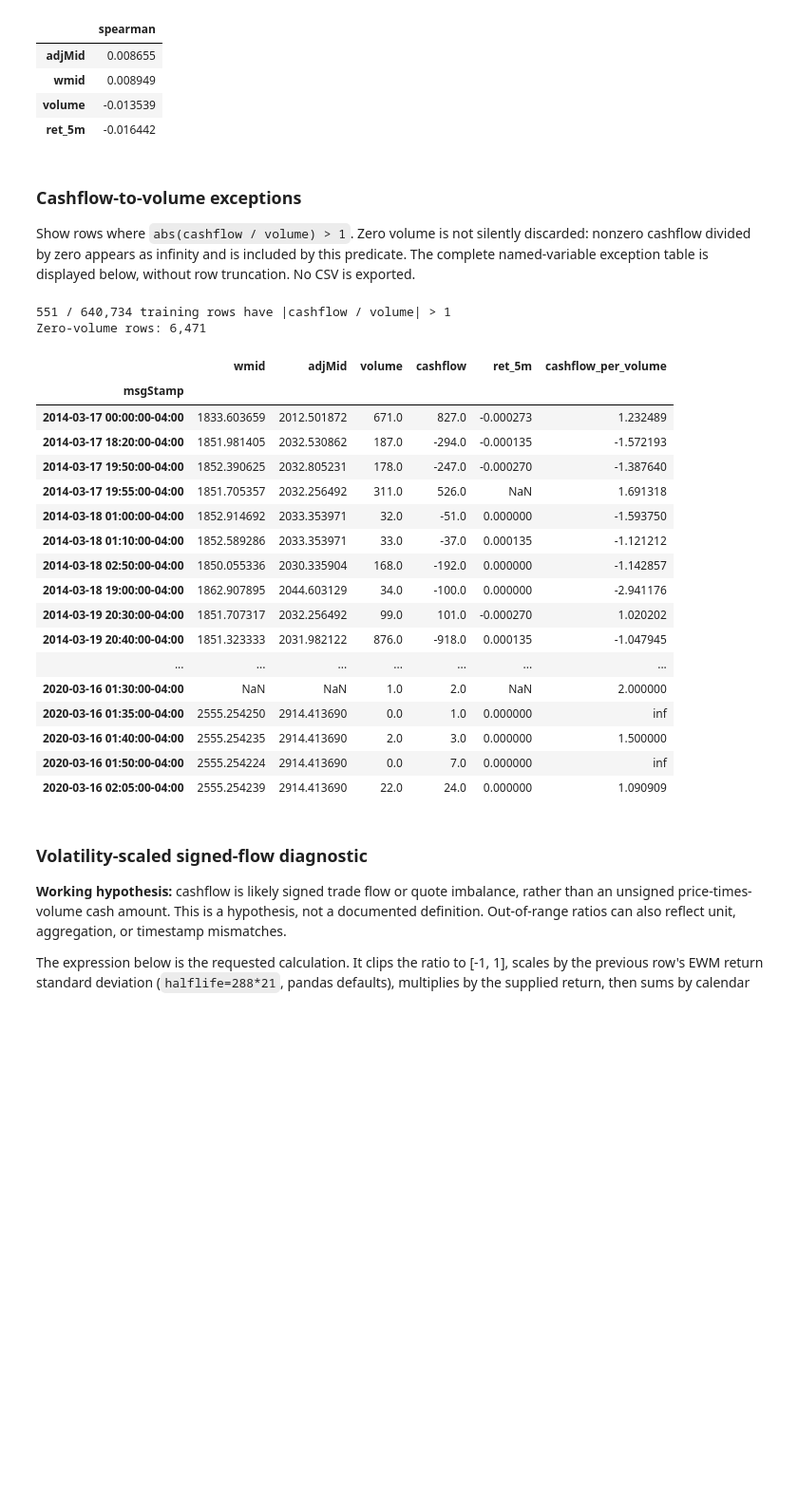
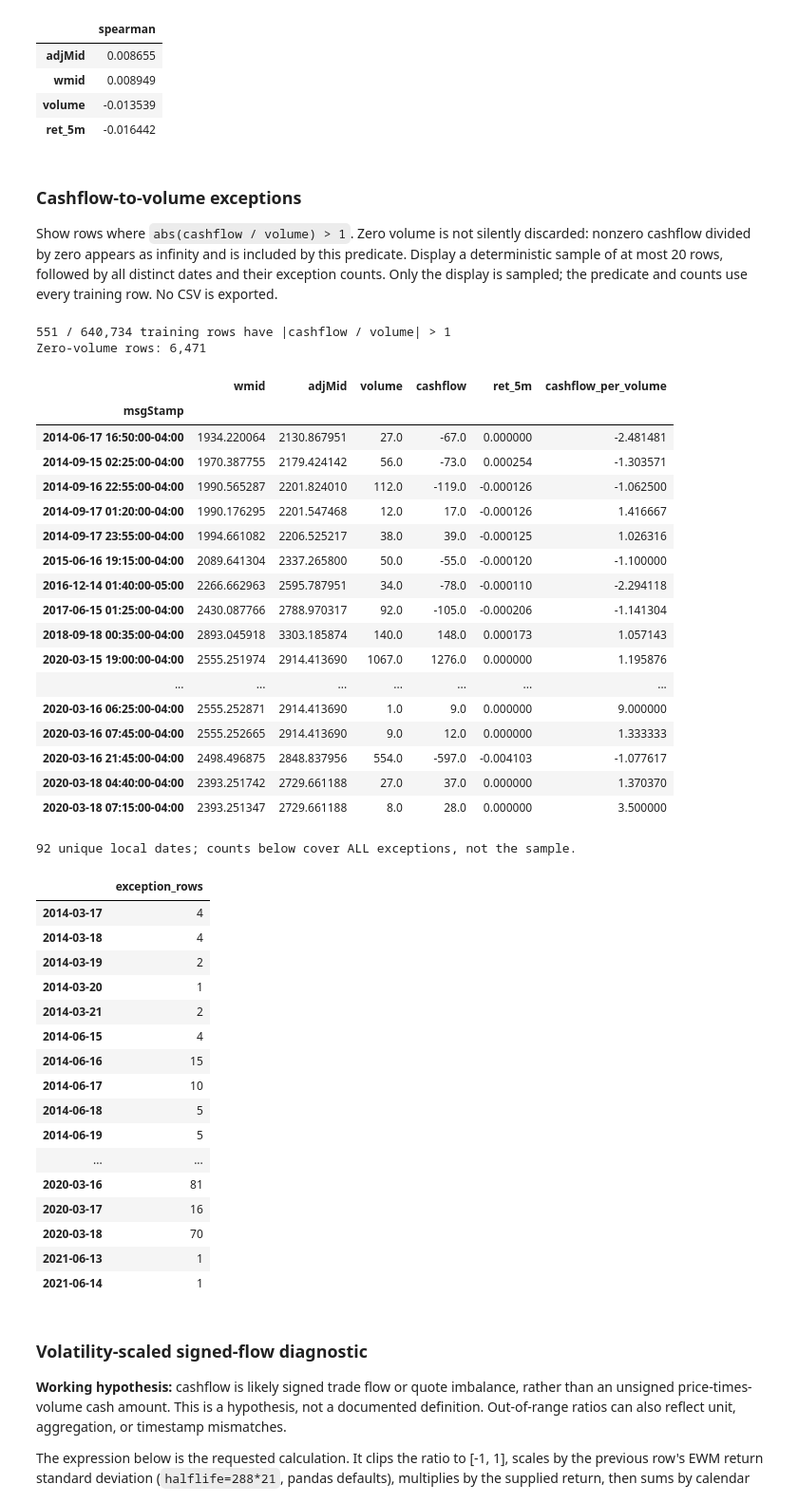
Before and after one commit to ak5ms/th, a Jupyter notebook: notebooks/01_eda.ipynb, the cells around one changed output. Shown at 95% size. Cells and saved outputs as stored; diff of their text form; code cells hidden in the pictures; blank space fills up the shorter version.

```diff
--- a/notebooks/01_eda.ipynb
+++ b/notebooks/01_eda.ipynb
@@ -397,35 +512,56 @@ display(cash_named)
 # %% [markdown]
 ### Cashflow-to-volume exceptions
 
-Show rows where `abs(cashflow / volume) > 1`. Zero volume is not silently discarded: nonzero cashflow divided by zero appears as infinity and is included by this predicate. The complete named-variable exception table is displayed below, without row truncation. No CSV is exported.
+Show rows where `abs(cashflow / volume) > 1`. Zero volume is not silently discarded: nonzero cashflow divided by zero appears as infinity and is included by this predicate. Display a deterministic sample of at most 20 rows, followed by all distinct dates and their exception counts. Only the display is sampled; the predicate and counts use every training row. No CSV is exported.
 # %%
 flow_ratio = df.cashflow / df.volume
 cashflow_outliers = df.loc[flow_ratio.abs().gt(1), named_numeric].assign(cashflow_per_volume=flow_ratio)
 print(f'{len(cashflow_outliers):,} / {len(df):,} training rows have |cashflow / volume| > 1')
 print(f'Zero-volume rows: {df.volume.eq(0).sum():,}')
-with pd.option_context('display.max_rows', None, 'display.max_columns', None):
-    display(cashflow_outliers)
+display(cashflow_outliers.sample(n=min(20, len(cashflow_outliers)), random_state=0).sort_index())
+exception_dates = cashflow_outliers.groupby(cashflow_outliers.index.date).size().rename('exception_rows')
+print(f'{len(exception_dates)} unique local dates; counts below cover ALL exceptions, not the sample.')
+with pd.option_context('display.max_rows', None):
+    display(exception_dates.to_frame())
 # %% [output]
 551 / 640,734 training rows have |cashflow / volume| > 1
 Zero-volume rows: 6,471
 |  | wmid | adjMid | volume | cashflow | ret_5m | cashflow_per_volume |
 | msgStamp |  |  |  |  |  |  |
-| 2014-03-17 00:00:00-04:00 | 1833.603659 | 2012.501872 | 671.0 | 827.0 | -0.000273 | 1.232489 |
-| 2014-03-17 18:20:00-04:00 | 1851.981405 | 2032.530862 | 187.0 | -294.0 | -0.000135 | -1.572193 |
-| 2014-03-17 19:50:00-04:00 | 1852.390625 | 2032.805231 | 178.0 | -247.0 | -0.000270 | -1.387640 |
-| 2014-03-17 19:55:00-04:00 | 1851.705357 | 2032.256492 | 311.0 | 526.0 | NaN | 1.691318 |
-| 2014-03-18 01:00:00-04:00 | 1852.914692 | 2033.353971 | 32.0 | -51.0 | 0.000000 | -1.593750 |
-| 2014-03-18 01:10:00-04:00 | 1852.589286 | 2033.353971 | 33.0 | -37.0 | 0.000135 | -1.121212 |
-| 2014-03-18 02:50:00-04:00 | 1850.055336 | 2030.335904 | 168.0 | -192.0 | 0.000000 | -1.142857 |
-| 2014-03-18 19:00:00-04:00 | 1862.907895 | 2044.603129 | 34.0 | -100.0 | 0.000000 | -2.941176 |
-| 2014-03-19 20:30:00-04:00 | 1851.707317 | 2032.256492 | 99.0 | 101.0 | -0.000270 | 1.020202 |
-| 2014-03-19 20:40:00-04:00 | 1851.323333 | 2031.982122 | 876.0 | -918.0 | 0.000135 | -1.047945 |
+| 2014-06-17 16:50:00-04:00 | 1934.220064 | 2130.867951 | 27.0 | -67.0 | 0.000000 | -2.481481 |
+| 2014-09-15 02:25:00-04:00 | 1970.387755 | 2179.424142 | 56.0 | -73.0 | 0.000254 | -1.303571 |
+| 2014-09-16 22:55:00-04:00 | 1990.565287 | 2201.824010 | 112.0 | -119.0 | -0.000126 | -1.062500 |
+| 2014-09-17 01:20:00-04:00 | 1990.176295 | 2201.547468 | 12.0 | 17.0 | -0.000126 | 1.416667 |
+| 2014-09-17 23:55:00-04:00 | 1994.661082 | 2206.525217 | 38.0 | 39.0 | -0.000125 | 1.026316 |
+| 2015-06-16 19:15:00-04:00 | 2089.641304 | 2337.265800 | 50.0 | -55.0 | -0.000120 | -1.100000 |
+| 2016-12-14 01:40:00-05:00 | 2266.662963 | 2595.787951 | 34.0 | -78.0 | -0.000110 | -2.294118 |
+| 2017-06-15 01:25:00-04:00 | 2430.087766 | 2788.970317 | 92.0 | -105.0 | -0.000206 | -1.141304 |
+| 2018-09-18 00:35:00-04:00 | 2893.045918 | 3303.185874 | 140.0 | 148.0 | 0.000173 | 1.057143 |
+| 2020-03-15 19:00:00-04:00 | 2555.251974 | 2914.413690 | 1067.0 | 1276.0 | 0.000000 | 1.195876 |
 | ... | ... | ... | ... | ... | ... | ... |
-| 2020-03-16 01:30:00-04:00 | NaN | NaN | 1.0 | 2.0 | NaN | 2.000000 |
-| 2020-03-16 01:35:00-04:00 | 2555.254250 | 2914.413690 | 0.0 | 1.0 | 0.000000 | inf |
-| 2020-03-16 01:40:00-04:00 | 2555.254235 | 2914.413690 | 2.0 | 3.0 | 0.000000 | 1.500000 |
-| 2020-03-16 01:50:00-04:00 | 2555.254224 | 2914.413690 | 0.0 | 7.0 | 0.000000 | inf |
-| 2020-03-16 02:05:00-04:00 | 2555.254239 | 2914.413690 | 22.0 | 24.0 | 0.000000 | 1.090909 |
+| 2020-03-16 06:25:00-04:00 | 2555.252871 | 2914.413690 | 1.0 | 9.0 | 0.000000 | 9.000000 |
+| 2020-03-16 07:45:00-04:00 | 2555.252665 | 2914.413690 | 9.0 | 12.0 | 0.000000 | 1.333333 |
+| 2020-03-16 21:45:00-04:00 | 2498.496875 | 2848.837956 | 554.0 | -597.0 | -0.004103 | -1.077617 |
+| 2020-03-18 04:40:00-04:00 | 2393.251742 | 2729.661188 | 27.0 | 37.0 | 0.000000 | 1.370370 |
+| 2020-03-18 07:15:00-04:00 | 2393.251347 | 2729.661188 | 8.0 | 28.0 | 0.000000 | 3.500000 |
+92 unique local dates; counts below cover ALL exceptions, not the sample.
+|  | exception_rows |
+| 2014-03-17 | 4 |
+| 2014-03-18 | 4 |
+| 2014-03-19 | 2 |
+| 2014-03-20 | 1 |
+| 2014-03-21 | 2 |
+| 2014-06-15 | 4 |
+| 2014-06-16 | 15 |
+| 2014-06-17 | 10 |
+| 2014-06-18 | 5 |
+| 2014-06-19 | 5 |
+| ... | ... |
+| 2020-03-16 | 81 |
+| 2020-03-17 | 16 |
+| 2020-03-18 | 70 |
+| 2021-06-13 | 1 |
+| 2021-06-14 | 1 |
 # %% [markdown]
 ### Volatility-scaled signed-flow diagnostic
 
```
Also changed, not shown: parts of 19 cells of this notebook, 3 other files.
